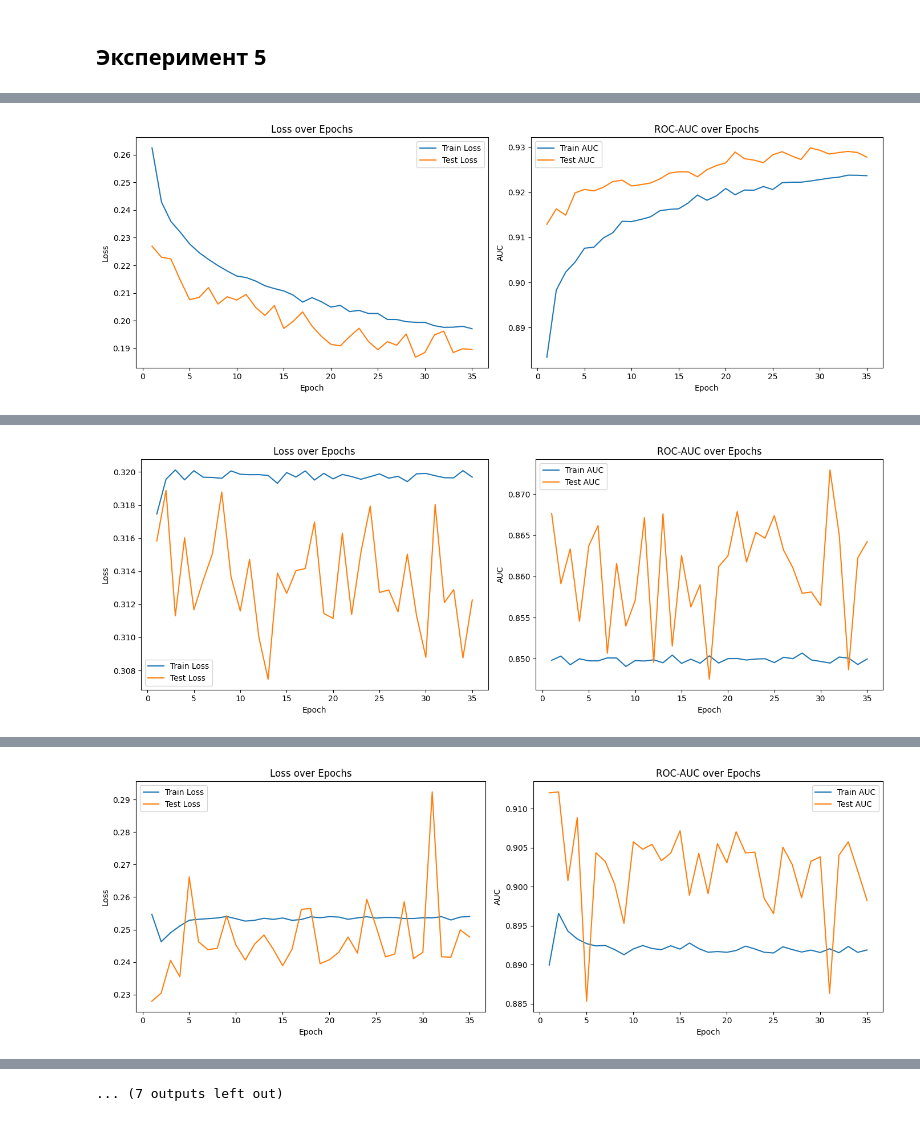
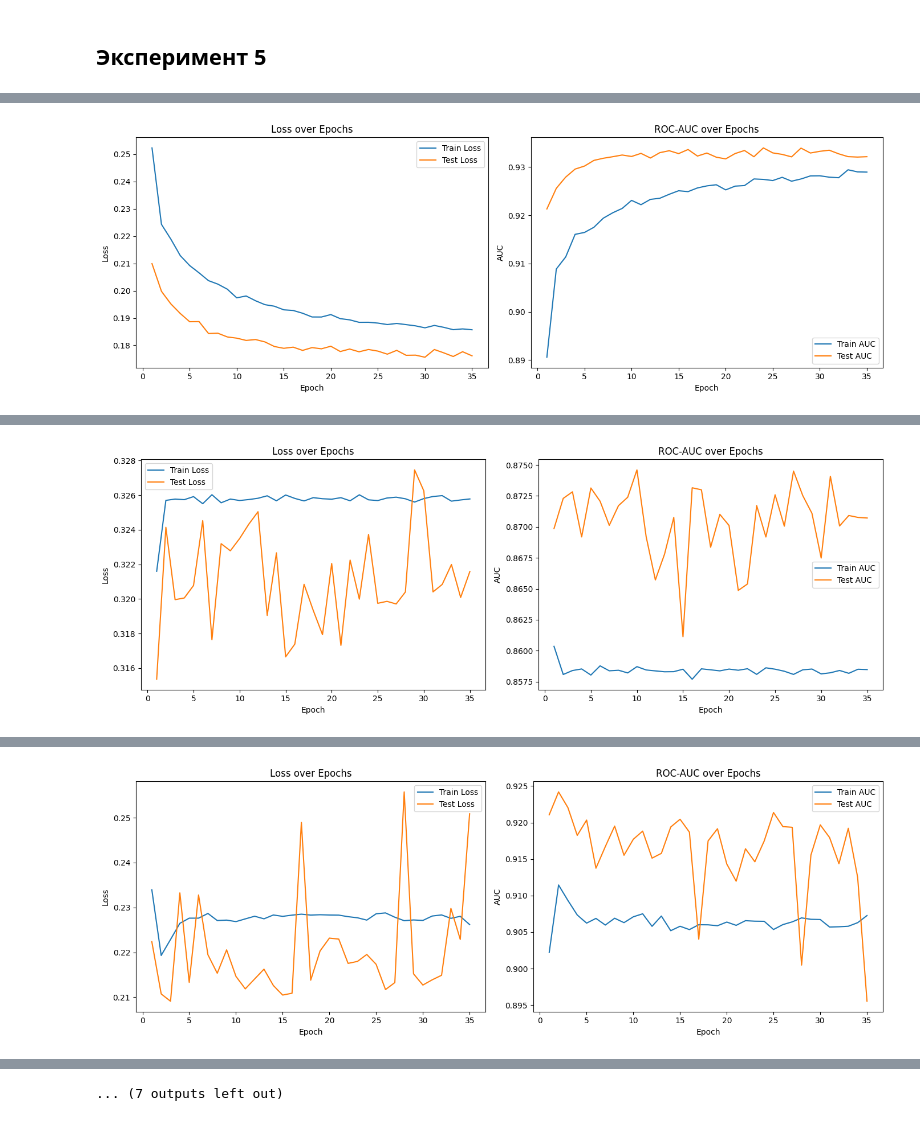
Before and after one commit to getpills/dl_hw1, a Jupyter notebook: just_tests.ipynb, the cells around one changed output, grey strips where cells are left out. Cells and saved outputs as stored; diff of their text form; code cells hidden in the pictures.

```diff
--- a/just_tests.ipynb
+++ b/just_tests.ipynb
@@ -589,15 +654,26 @@ class DropoutBlock(nn.Module):
         return out + residual
 
 class DropoutMLP(nn.Module):
-    def __init__(self, input_dim, hidden_size=128, num_blocks=3, dropout_rate=0.1):
+    def __init__(self, embedding_sizes, num_input_dim, hidden_size=128, num_blocks=3, dropout_rate=0.1, emb_dim=4):
         super(DropoutMLP, self).__init__()
+        self.embeddings = nn.ModuleList([
+            nn.Embedding(num_categories, emb_dim)
+            for num_categories in embedding_sizes.values()
+        ])
+
+        total_emb_dim = emb_dim * len(embedding_sizes)
+        input_dim = total_emb_dim + num_input_dim
+
         self.input_layer = nn.Linear(input_dim, hidden_size)
         self.blocks = nn.Sequential(
             *[DropoutBlock(hidden_size, dropout_rate) for _ in range(num_blocks)]
         )
         self.output_layer = nn.Linear(hidden_size, 1)
 
-    def forward(self, x):
+    def forward(self, x_cat, x_num):
+        x_emb = [emb_layer(x_cat[:, i]) for i, emb_layer in enumerate(self.embeddings)]
+        x_emb = torch.cat(x_emb, dim=1)
+        x = torch.cat([x_emb, x_num], dim=1)
         x = self.input_layer(x)
         x = self.blocks(x)
         x = self.output_layer(x)
@@ -609,7 +685,14 @@ experiment_results = []
 for p in dropout_rates:
     print(f"\nЗапуск модели с dropout = {p}")
 
-    model = DropoutMLP(input_dim=X_train_tensor.shape[1], dropout_rate=p)
+    model = DropoutMLP(
+        embedding_sizes=embedding_sizes,
+        num_input_dim=X_train_num.shape[1],
+        dropout_rate=p,
+        hidden_size=128,
+        num_blocks=3,
+        emb_dim=4
+    )
 
     trainer = Trainer(
         model=model,
@@ -624,10 +707,8 @@ for p in dropout_rates:
     trainer.train()
     prefix = f"experiment_4_dropout_{p}"
 
-    # Сохраняем график
     trainer.plot_metrics(filename_prefix=prefix)
 
-    # Сохраняем CSV
     experiment_dict = {
         'label': f'dropout_{p}',
         'train_losses': trainer.train_losses,
@@ -780,7 +858,7 @@ plot_all_experiments(experiment_results, 'test', 'compare_dropout')
 # %%
 learning_rates = [0.01, 0.05, 0.1]
 weight_decays = [0.1, 0.01, 0.001]
-dropout_rate = 0.1  # фиксируем dropout
+dropout_rate = 0.5  # фиксируем dropout
 # %%
 experiment_5_results = []
 
@@ -788,7 +866,14 @@ for lr in learning_rates:
     for wd in weight_decays:
         print(f"\nОбучаем модель: lr={lr}, weight_decay={wd}")
 
-        model = DropoutMLP(input_dim=X_train_tensor.shape[1], dropout_rate=dropout_rate)
+        model = DropoutMLP(
+            embedding_sizes=embedding_sizes,
+            num_input_dim=X_train_num.shape[1],
+            dropout_rate=dropout_rate,
+            hidden_size=128,
+            num_blocks=3,
+            emb_dim=4
+        )
 
         trainer = Trainer(
             model=model,
@@ -797,15 +882,14 @@ for lr in learning_rates:
             learning_rate=lr,
             weight_decay=wd,
             epochs=35,
+            device='cuda'
         )
 
         trainer.train()
         prefix = f"experiment_5_lr_{lr}_wd_{wd}"
 
-        # Сохраняем график
         trainer.plot_metrics(filename_prefix=prefix)
 
-        # Сохраняем метрики
         experiment_dict = {
             'label': f'lr={lr}_wd={wd}',
             'train_losses': trainer.train_losses,
@@ -871,5 +955,5 @@ Epoch 35/35 | Train Loss: 0.1971, AUC: 0.9237 | Test Loss: 0.1896, AUC: 0.9278
 Графики сохранены как 'experiment_5_lr_0.01_wd_0.001_combined.png'
-[figure, old version]
+[figure, new version]
 Эксперимент сохранён в experiment_5_lr_0.01_wd_0.001.csv
 
 Обучаем модель: lr=0.05, weight_decay=0.1
@@ -889,5 +973,5 @@ Epoch 35/35 | Train Loss: 0.3197, AUC: 0.8500 | Test Loss: 0.3123, AUC: 0.8642
 Графики сохранены как 'experiment_5_lr_0.05_wd_0.1_combined.png'
-[figure, old version]
+[figure, new version]
 Эксперимент сохранён в experiment_5_lr_0.05_wd_0.1.csv
 
 Обучаем модель: lr=0.05, weight_decay=0.01
@@ -907,5 +991,5 @@ Epoch 35/35 | Train Loss: 0.2540, AUC: 0.8919 | Test Loss: 0.2477, AUC: 0.8982
 Графики сохранены как 'experiment_5_lr_0.05_wd_0.01_combined.png'
-[figure, old version]
+[figure, new version]
 Эксперимент сохранён в experiment_5_lr_0.05_wd_0.01.csv
 
 Обучаем модель: lr=0.05, weight_decay=0.001
```
Also changed, not shown: parts of 33 cells of this notebook, 40 other files.
